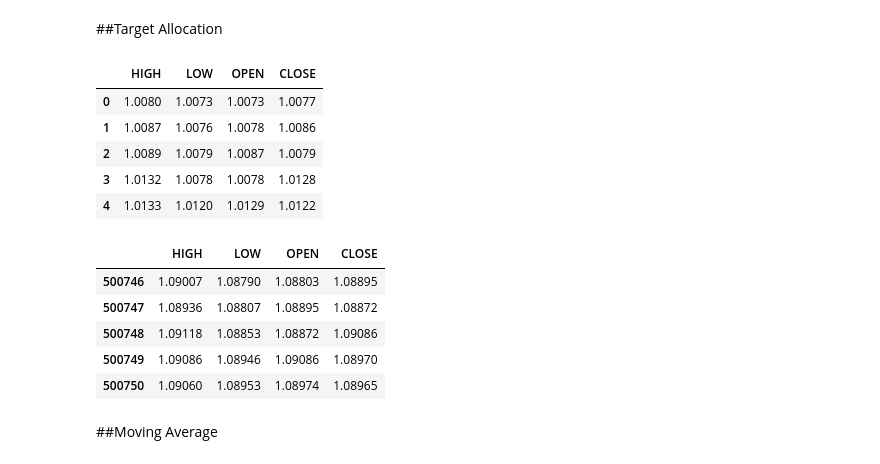
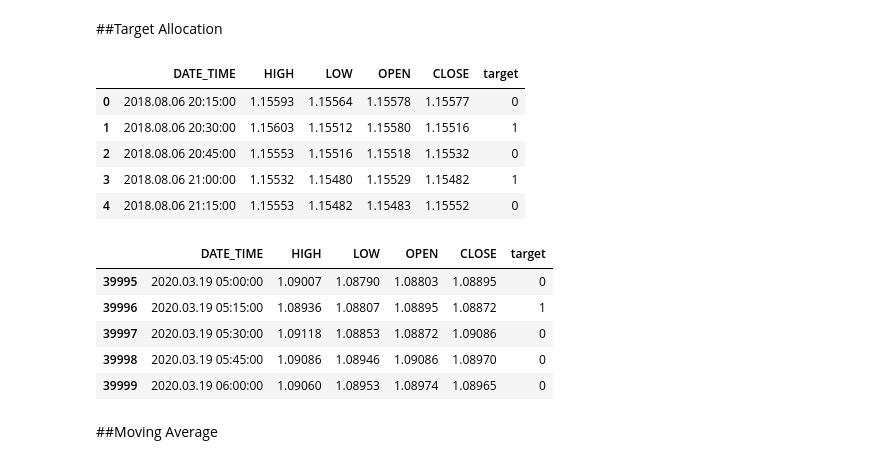
Before and after one commit to FaridRash/eurusd-regression-forecasting, a Jupyter notebook: Farid/Farid_1st.ipynb, the cells around one changed output. Saved outputs shown, nothing was run; the diff lists cells and outputs as text; code cells hidden in the pictures.

```diff
--- a/Farid/Farid_1st.ipynb
+++ b/Farid/Farid_1st.ipynb
@@ -65,22 +65,27 @@ display(df_shrinked.tail())
 # %% [markdown]
 ##Target Allocation
 # %%
-df_shrinked['target'] = (df_shrinked['CLOSE'].shift(-1) - df_shrinked['CLOSE']) * 10000
-df_shrinked = df_shrinked.dropna()
-display(df.head())
-display(df.tail())
+import numpy as np
+
+# Allocate target based on the next closing price
+df_shrinked['target'] = np.where(df_shrinked['CLOSE'].shift(-1) > df_shrinked['CLOSE'], 1, 0)
+
+df_shrinked = df_shrinked.dropna().reset_index(drop=True)
+
+display(df_shrinked.head())
+display(df_shrinked.tail())
 # %% [output]
-|  | HIGH | LOW | OPEN | CLOSE |
-| 0 | 1.0080 | 1.0073 | 1.0073 | 1.0077 |
-| 1 | 1.0087 | 1.0076 | 1.0078 | 1.0086 |
-| 2 | 1.0089 | 1.0079 | 1.0087 | 1.0079 |
-| 3 | 1.0132 | 1.0078 | 1.0078 | 1.0128 |
-| 4 | 1.0133 | 1.0120 | 1.0129 | 1.0122 |
+|  | DATE_TIME | HIGH | LOW | OPEN | CLOSE | target |
+| 0 | 2018.08.06 20:15:00 | 1.15593 | 1.15564 | 1.15578 | 1.15577 | 0 |
+| 1 | 2018.08.06 20:30:00 | 1.15603 | 1.15512 | 1.15580 | 1.15516 | 1 |
+| 2 | 2018.08.06 20:45:00 | 1.15553 | 1.15516 | 1.15518 | 1.15532 | 0 |
+| 3 | 2018.08.06 21:00:00 | 1.15532 | 1.15480 | 1.15529 | 1.15482 | 1 |
+| 4 | 2018.08.06 21:15:00 | 1.15553 | 1.15482 | 1.15483 | 1.15552 | 0 |
-|  | HIGH | LOW | OPEN | CLOSE |
-| 500746 | 1.09007 | 1.08790 | 1.08803 | 1.08895 |
-| 500747 | 1.08936 | 1.08807 | 1.08895 | 1.08872 |
-| 500748 | 1.09118 | 1.08853 | 1.08872 | 1.09086 |
-| 500749 | 1.09086 | 1.08946 | 1.09086 | 1.08970 |
-| 500750 | 1.09060 | 1.08953 | 1.08974 | 1.08965 |
+|  | DATE_TIME | HIGH | LOW | OPEN | CLOSE | target |
+| 39995 | 2020.03.19 05:00:00 | 1.09007 | 1.08790 | 1.08803 | 1.08895 | 0 |
+| 39996 | 2020.03.19 05:15:00 | 1.08936 | 1.08807 | 1.08895 | 1.08872 | 1 |
+| 39997 | 2020.03.19 05:30:00 | 1.09118 | 1.08853 | 1.08872 | 1.09086 | 0 |
+| 39998 | 2020.03.19 05:45:00 | 1.09086 | 1.08946 | 1.09086 | 1.08970 | 0 |
+| 39999 | 2020.03.19 06:00:00 | 1.09060 | 1.08953 | 1.08974 | 1.08965 | 0 |
 # %% [markdown]
 ##Moving Average
```
Also changed, not shown: parts of 23 cells of this notebook.
